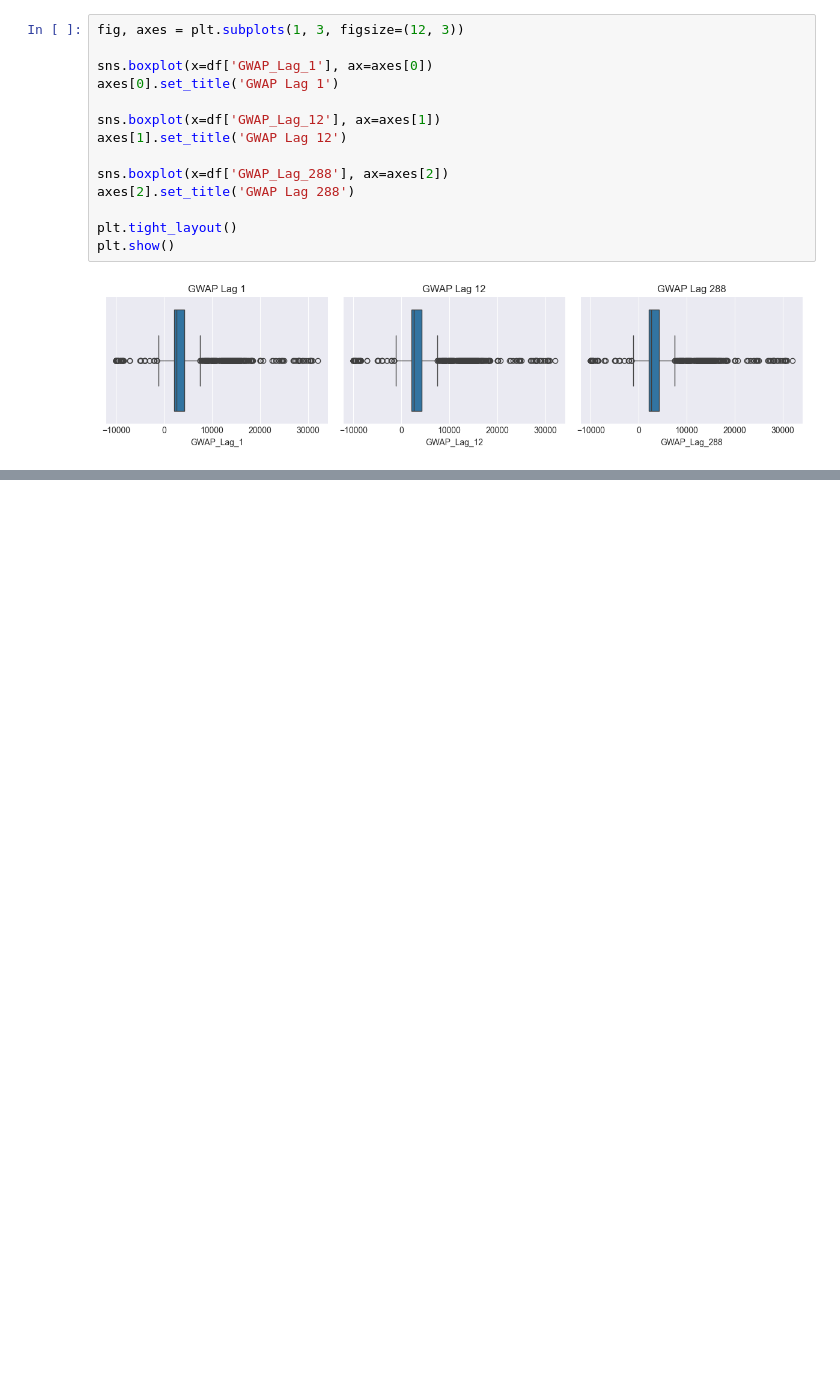
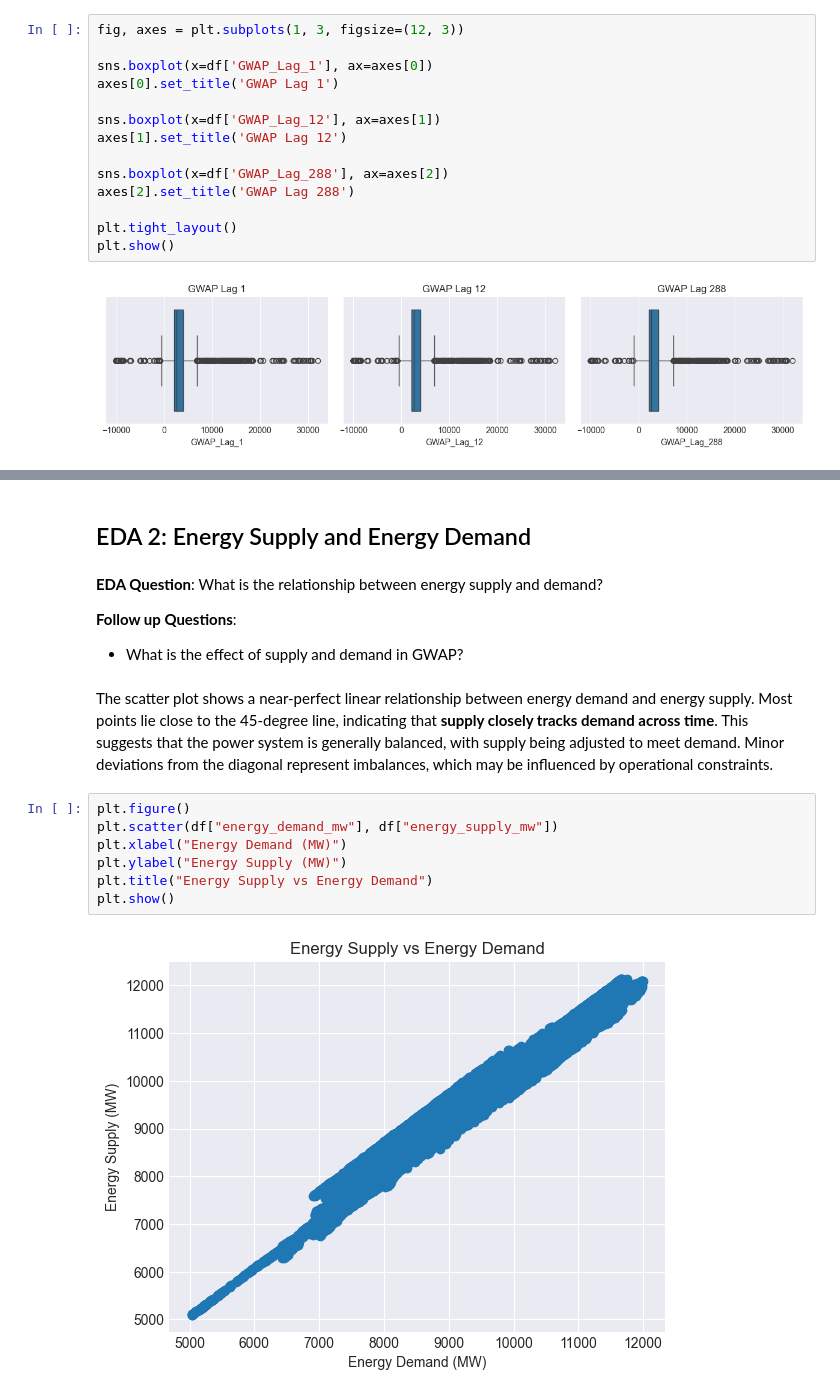
Before and after one commit to haniellejermayn/wesm-price-prediction, a Jupyter notebook: 02_EDA.ipynb, the cells around one changed output, grey strips where cells are left out. Saved outputs shown, nothing was run; the diff lists cells and outputs as text; blank space fills up the shorter version.

```diff
--- a/02_EDA.ipynb
+++ b/02_EDA.ipynb
@@ -224,0 +252,18 @@ plt.show()
+# %% [markdown]
+## EDA 2: Energy Supply and Energy Demand
+# %% [markdown]
+**EDA Question**: What is the relationship between energy supply and demand?
+
+**Follow up Questions**:
+* What is the effect of supply and demand in GWAP?
+# %% [markdown]
+The scatter plot shows a near-perfect linear relationship between energy demand and energy supply. Most points lie close to the 45-degree line, indicating that **supply closely tracks demand across time**. This suggests that the power system is generally balanced, with supply being adjusted to meet demand. Minor deviations from the diagonal represent imbalances, which may be influenced by operational constraints.
+# %%
+plt.figure()
+plt.scatter(df["energy_demand_mw"], df["energy_supply_mw"])
+plt.xlabel("Energy Demand (MW)")
+plt.ylabel("Energy Supply (MW)")
+plt.title("Energy Supply vs Energy Demand")
+plt.show()
+# %% [output]
+[figure, added]
```
Also changed, not shown: parts of 16 cells of this notebook, 1 other file.
